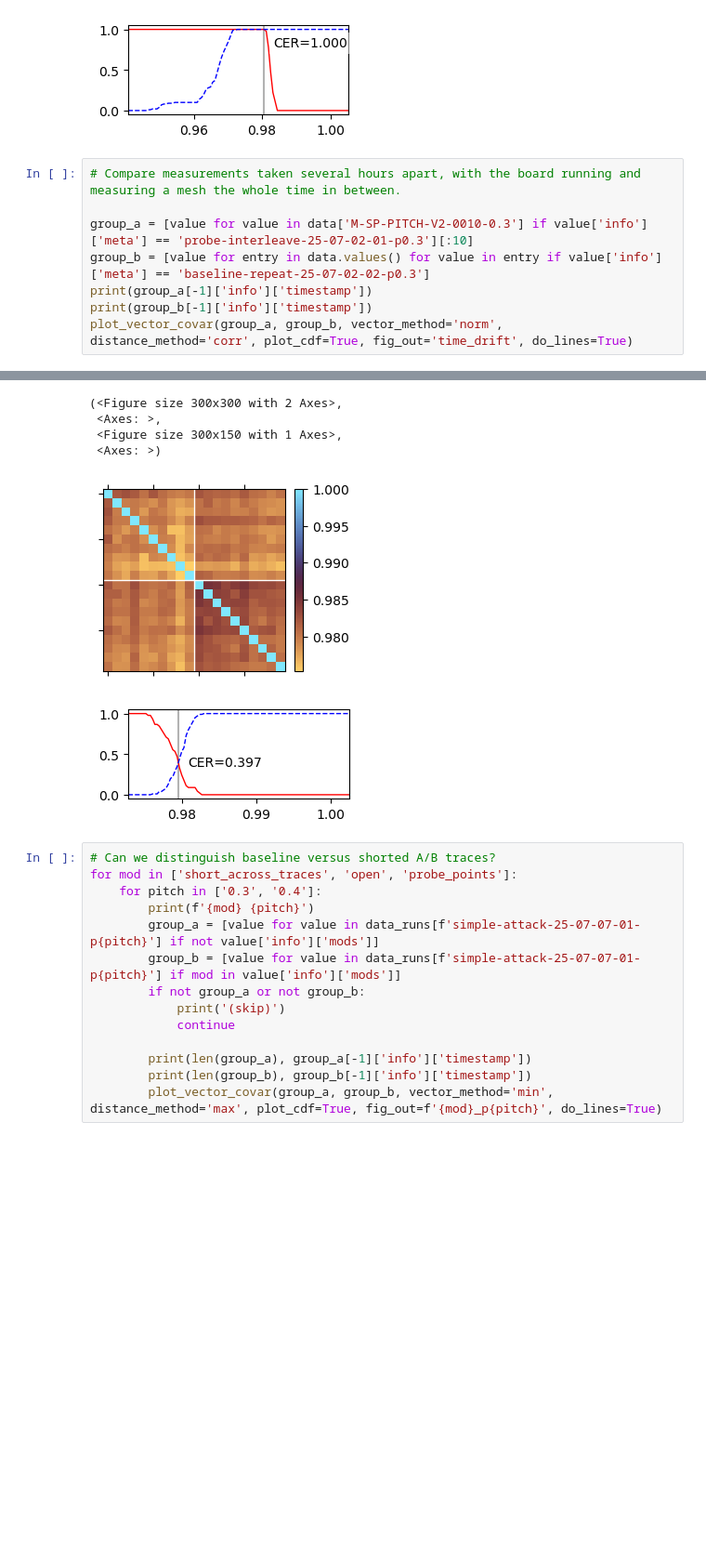
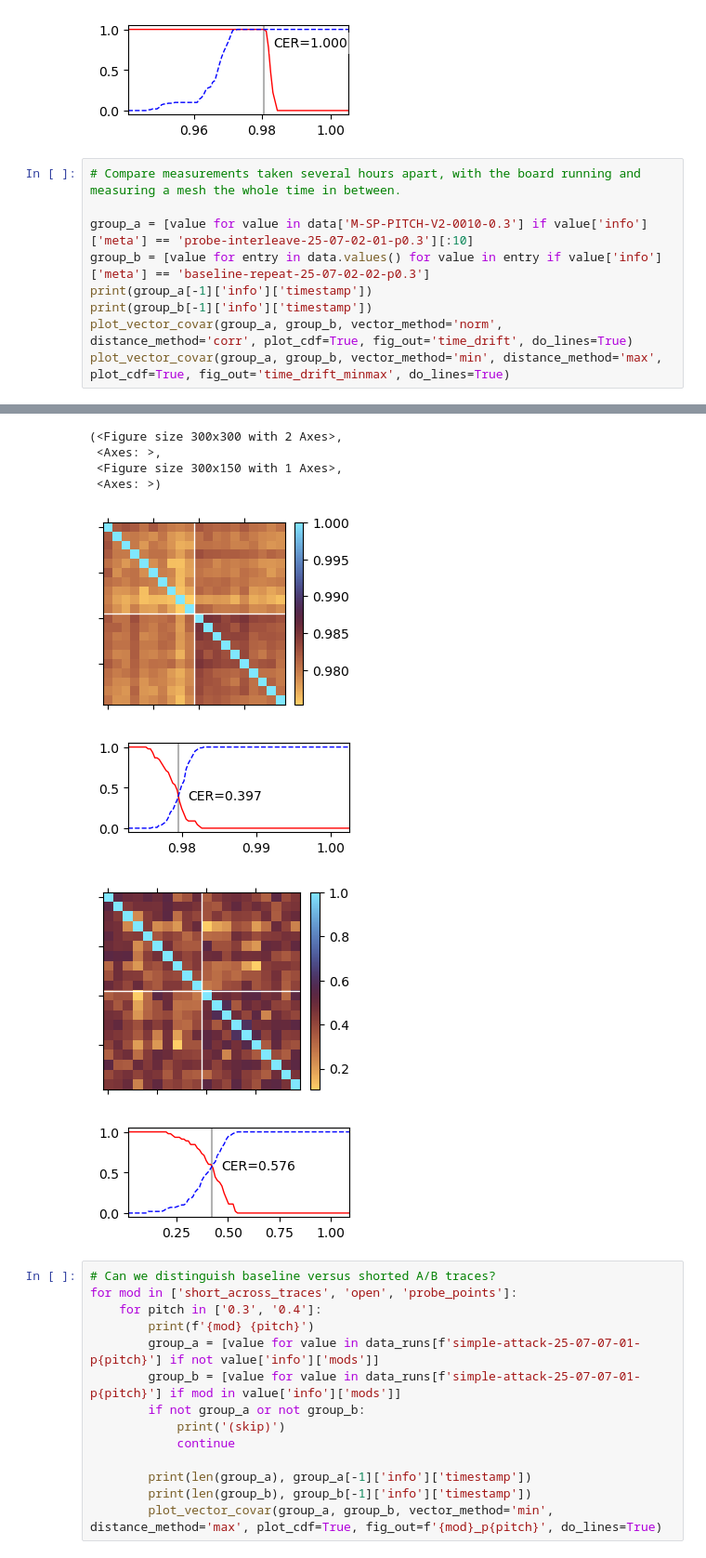
Before and after one commit to jaseg/sampling-mesh-monitor, a Jupyter notebook: jupyter_notebooks/classifier_tests.ipynb, the cells around one changed output, grey strips where cells are left out. Shown at 93% size. Saved outputs shown, nothing was run; the diff lists cells and outputs as text; blank space fills up the shorter version.

```diff
--- a/jupyter_notebooks/classifier_tests.ipynb
+++ b/jupyter_notebooks/classifier_tests.ipynb
@@ -1003,6 +1003,7 @@ group_b = [value for entry in data.values() for value in entry if value['info'][
 print(group_a[-1]['info']['timestamp'])
 print(group_b[-1]['info']['timestamp'])
 plot_vector_covar(group_a, group_b, vector_method='norm', distance_method='corr', plot_cdf=True, fig_out='time_drift', do_lines=True)
+plot_vector_covar(group_a, group_b, vector_method='min', distance_method='max', plot_cdf=True, fig_out='time_drift_minmax', do_lines=True)
 # %% [output]
 2025-07-02T14:12:06.264Z
 2025-07-02T16:44:21.617Z
@@ -1015,9 +1022,11 @@ EER: 0.3970149253731343 th: 0.9795569289147479
 (<Figure size 300x300 with 2 Axes>,
  <Axes: >,
  <Figure size 300x150 with 1 Axes>,
  <Axes: >)
 [figure]
 [figure]
+[figure, added]
+[figure, added]
 # %%
 # Can we distinguish baseline versus shorted A/B traces?
 for mod in ['short_across_traces', 'open', 'probe_points']:
```
Also changed, not shown: parts of 1 cell of this notebook, 4 other files.
